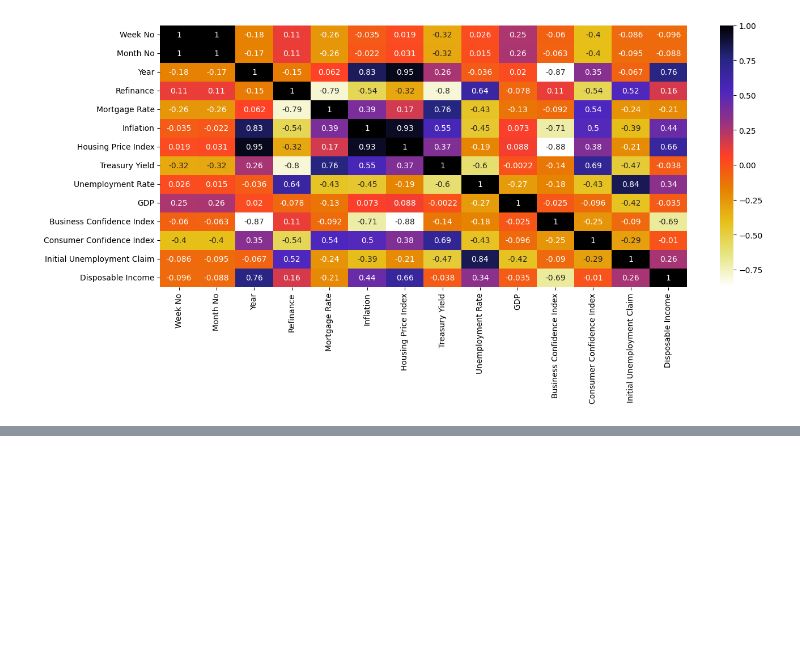
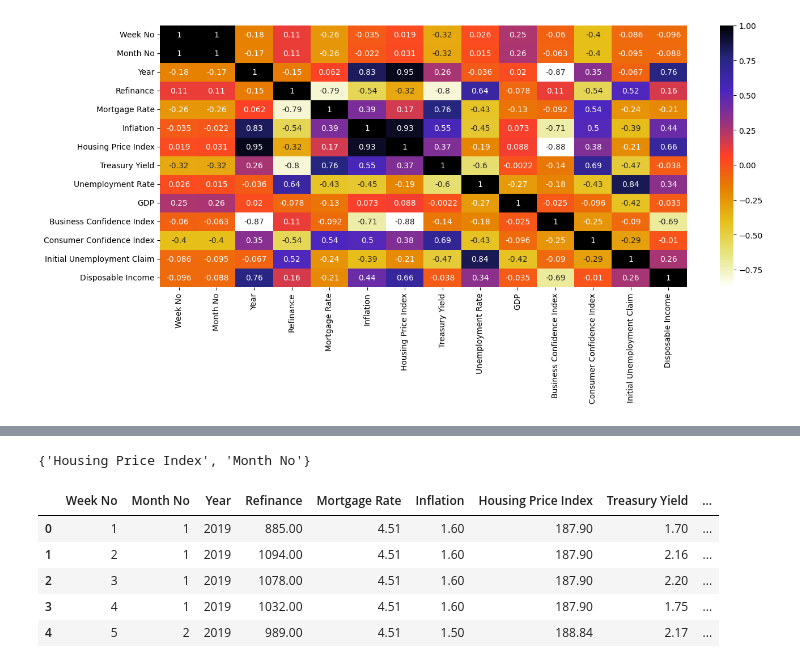
Before and after one commit to karthikeya-1508/ML_prac_files, a Jupyter notebook: Regression_Projects/Refinance_Project/Refinance_muticollinearity_Standardisation_Hyper_parameter_Tuning_LR_L1_L2_RF_XGBoost.ipynb, the cells around one changed output, grey strips where cells are left out. Cells and saved outputs as stored; diff of their text form; code cells hidden in the pictures; blank space fills up the shorter version.

```diff
--- a/Regression_Projects/Refinance_Project/Refinance_muticollinearity_Standardisation_Hyper_parameter_Tuning_LR_L1_L2_RF_XGBoost.ipynb
+++ b/Regression_Projects/Refinance_Project/Refinance_muticollinearity_Standardisation_Hyper_parameter_Tuning_LR_L1_L2_RF_XGBoost.ipynb
@@ -574,0 +610,4 @@ plt.show()
+# %%
+corr_features
+# %% [output]
+{'Housing Price Index', 'Month No'}
@@ -574,0 +616,9 @@ plt.show()
+# %%
+base_data.head()
+# %% [output]
+|  | Week No | Month No | Year | Refinance | Mortgage Rate | Inflation | Housing Price Index | Treasury Yield | ... |
+| 0 | 1 | 1 | 2019 | 885.00 | 4.51 | 1.60 | 187.90 | 1.70 | ... |
+| 1 | 2 | 1 | 2019 | 1094.00 | 4.51 | 1.60 | 187.90 | 2.16 | ... |
+| 2 | 3 | 1 | 2019 | 1078.00 | 4.51 | 1.60 | 187.90 | 2.20 | ... |
+| 3 | 4 | 1 | 2019 | 1032.00 | 4.51 | 1.60 | 187.90 | 1.75 | ... |
+| 4 | 5 | 2 | 2019 | 989.00 | 4.51 | 1.50 | 188.84 | 2.17 | ... |
```
Also changed, not shown: parts of 53 cells of this notebook, 1 other file.
